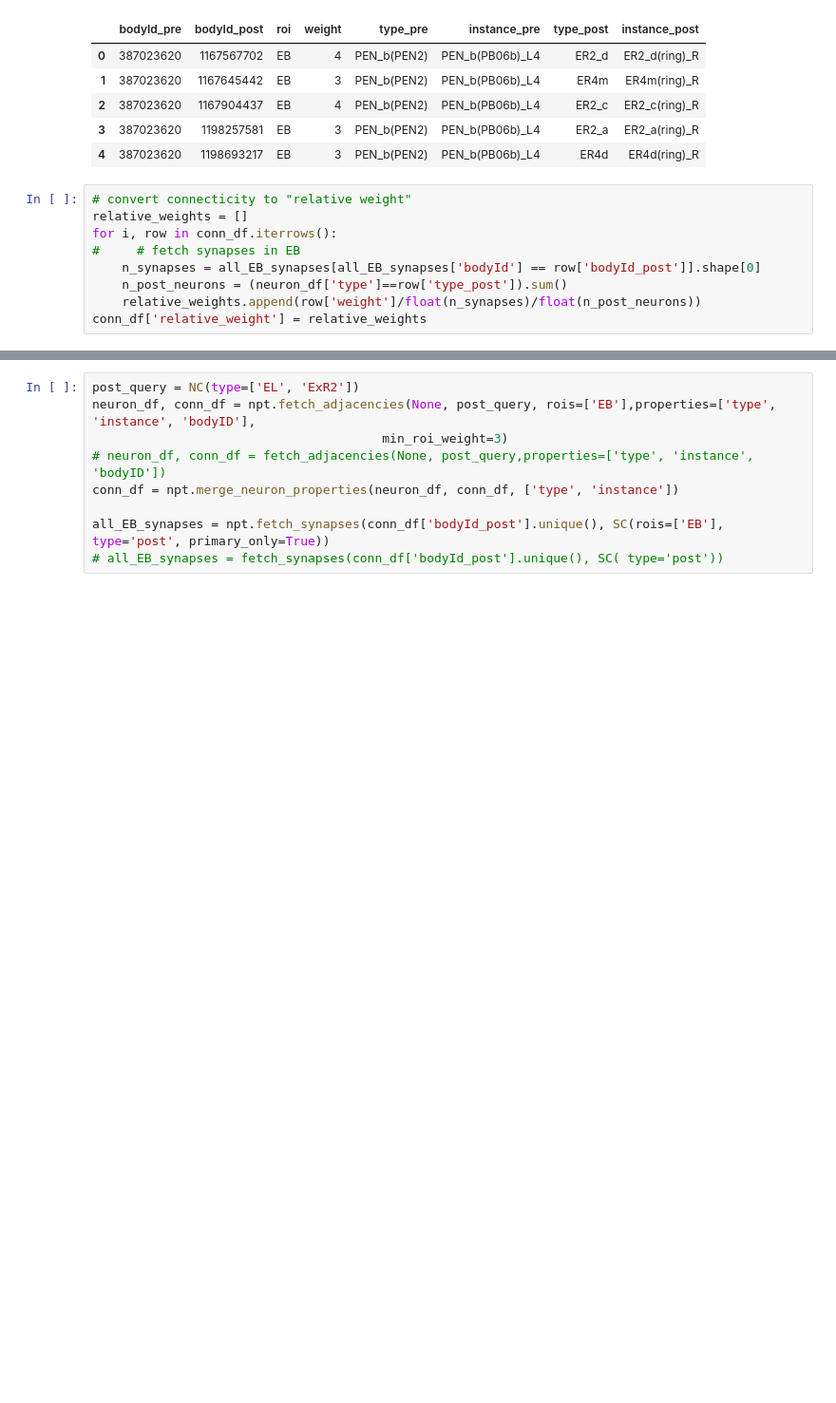
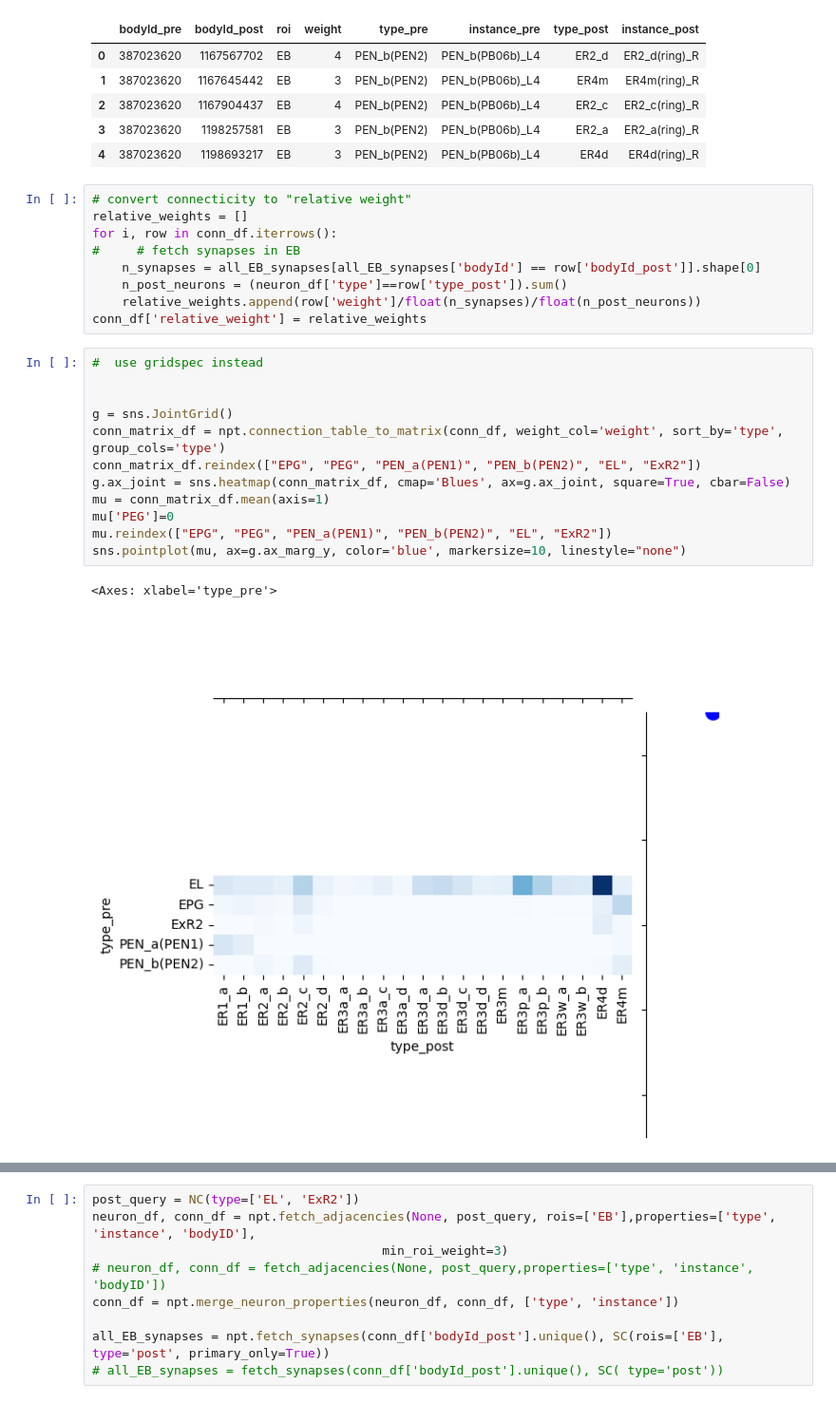
Before and after one commit to yfisher-lab/NeuromodPlasticity, a Jupyter notebook: Notebooks/connectomics_analysis/EL_connectomics.ipynb, the cells around one changed output, grey strips where cells are left out. Shown at 95% size. Drawn from its saved outputs; the diff is of its cells as text; blank space fills up the shorter version.

```diff
--- a/Notebooks/connectomics_analysis/EL_connectomics.ipynb
+++ b/Notebooks/connectomics_analysis/EL_connectomics.ipynb
@@ -65,6 +65,21 @@ for i, row in conn_df.iterrows():
     n_post_neurons = (neuron_df['type']==row['type_post']).sum()
     relative_weights.append(row['weight']/float(n_synapses)/float(n_post_neurons))
 conn_df['relative_weight'] = relative_weights
+# %%
+#  use gridspec instead
+
+
+g = sns.JointGrid()
+conn_matrix_df = npt.connection_table_to_matrix(conn_df, weight_col='weight', sort_by='type', group_cols='type')
+conn_matrix_df.reindex(["EPG", "PEG", "PEN_a(PEN1)", "PEN_b(PEN2)", "EL", "ExR2"])
+g.ax_joint = sns.heatmap(conn_matrix_df, cmap='Blues', ax=g.ax_joint, square=True, cbar=False)
+mu = conn_matrix_df.mean(axis=1)
+mu['PEG']=0
+mu.reindex(["EPG", "PEG", "PEN_a(PEN1)", "PEN_b(PEN2)", "EL", "ExR2"])
+sns.pointplot(mu, ax=g.ax_marg_y, color='blue', markersize=10, linestyle="none")
+# %% [output]
+<Axes: xlabel='type_pre'>
+[figure, added]
 # %%
 fig, ax = plt.subplots()
 conn_matrix_df = npt.connection_table_to_matrix(conn_df, weight_col='weight', sort_by='type', group_cols='type')
```
Also changed, not shown: parts of 4 cells of this notebook, 2 other files.
